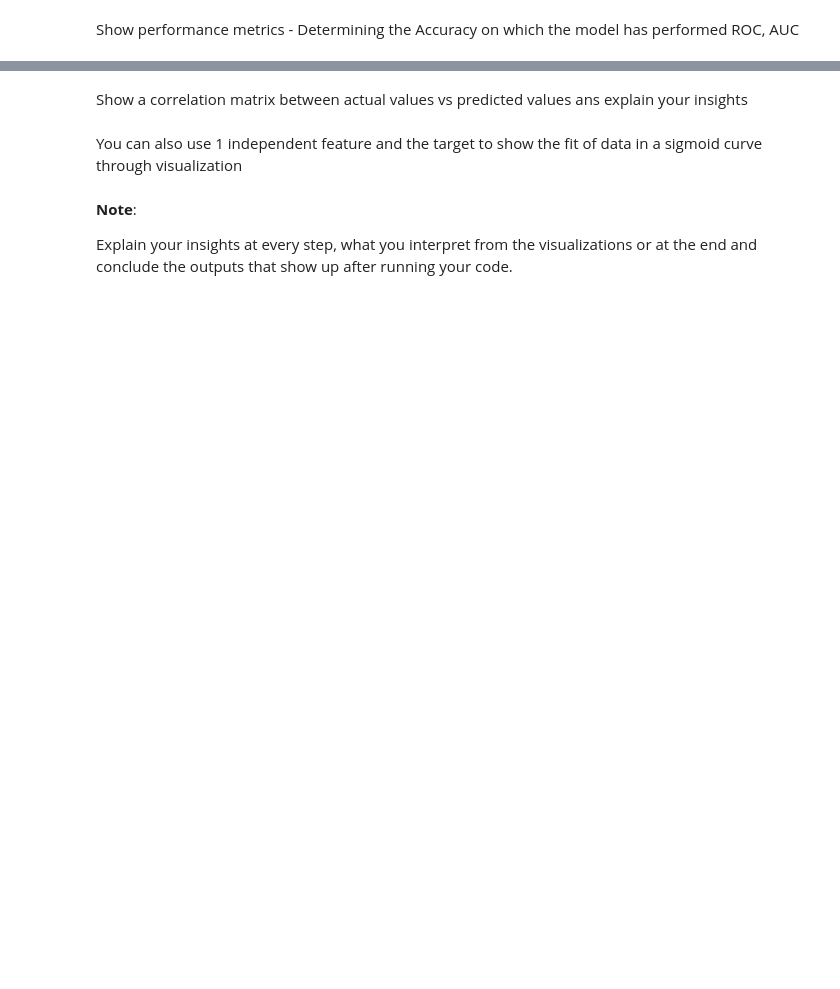
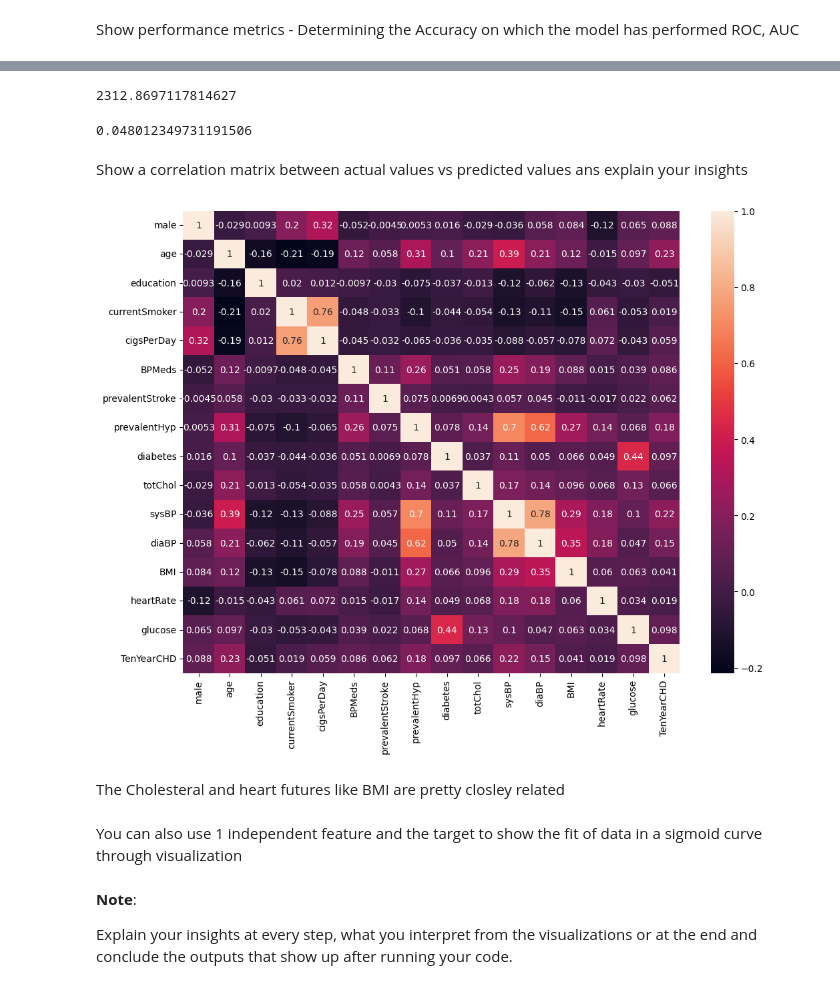
Before and after one commit to Tdiddydoit/Python-collab, a Jupyter notebook: Week10_Assignment_10_1.ipynb, the cells around one changed output, grey strips where cells are left out. Drawn from its saved outputs; the diff is of its cells as text; code cells hidden in the pictures; blank space fills up the shorter version.

```diff
--- a/Week10_Assignment_10_1.ipynb
+++ b/Week10_Assignment_10_1.ipynb
@@ -85,2 +134,12 @@ Show performance metrics - Determining the Accuracy on which the model has perfo
+# %%
+mse = mean_squared_error(y_test, y_pred)
+mse
+# %% [output]
+2312.8697117814627
+# %%
+r2_score = r2_score(y_test, y_pred)
+r2_score
+# %% [output]
+0.048012349731191506
 # %% [markdown]
 Show a correlation matrix between actual values vs predicted values ans explain your insights
@@ -89,3 +146,14 @@ Show a correlation matrix between actual values vs predicted values ans explain
+# %%
+# Code here
+plt.figure(figsize=(12,9))
+
+sns.heatmap(df.corr(), annot=True)
+
+plt.show()
+# %% [output]
+[figure, added]
+# %% [markdown]
+The Cholesteral and heart futures like BMI are pretty closley related
 # %% [markdown]
 You can also use 1 independent feature and the target to show the fit of data in a sigmoid curve through visualization
 # %%
```
Also changed, not shown: parts of 7 cells of this notebook.
